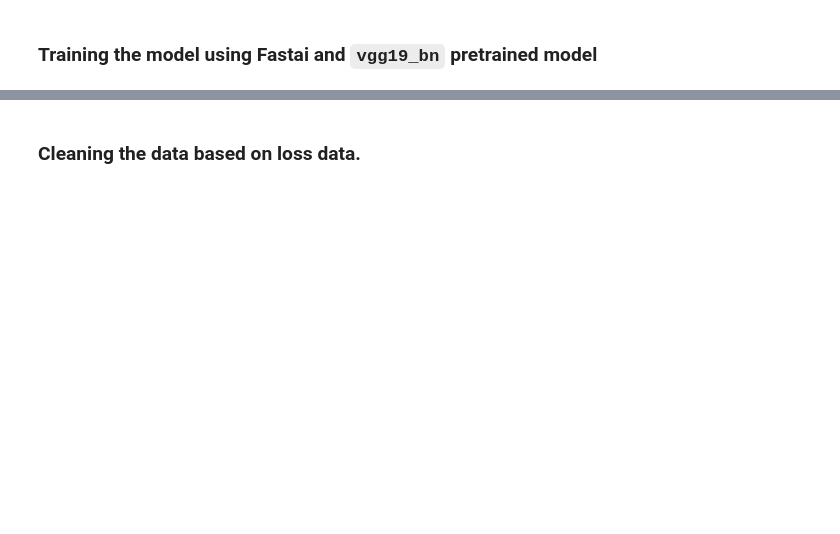
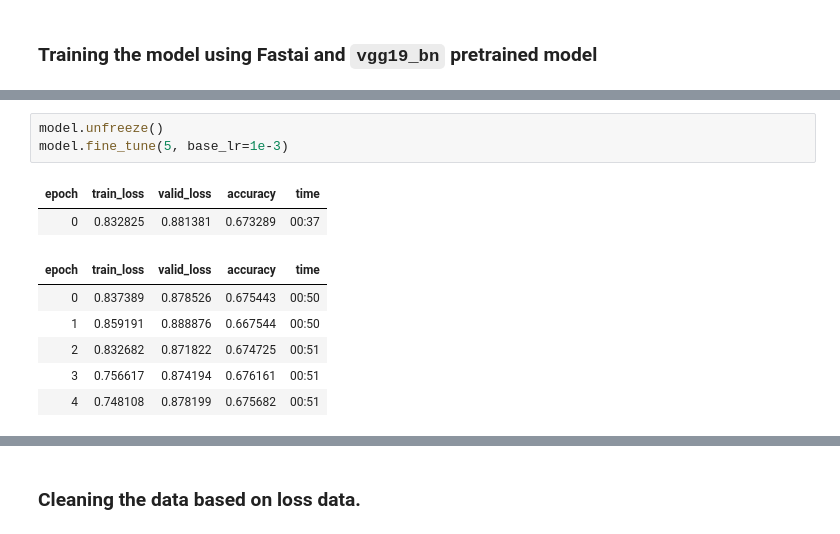
Before and after one commit to nonsocchi/Emotion-Recognition-Classifier, a Jupyter notebook: emorec2.ipynb, the cells around one changed output, grey strips where cells are left out. Cells and saved outputs as stored; diff of their text form; blank space fills up the shorter version.

Commit message:
added learning rate params to improve accuracy, cleaned data a bit

```diff
--- a/emorec2.ipynb
+++ b/emorec2.ipynb
@@ -45,2 +74,14 @@ interp.plot_confusion_matrix(figsize=(7,7))
+# %%
+model.unfreeze()
+model.fine_tune(5, base_lr=1e-3)
+# %% [output]
+| epoch | train_loss | valid_loss | accuracy | time |
+| 0 | 0.832825 | 0.881381 | 0.673289 | 00:37 |
+| epoch | train_loss | valid_loss | accuracy | time |
+| 0 | 0.837389 | 0.878526 | 0.675443 | 00:50 |
+| 1 | 0.859191 | 0.888876 | 0.667544 | 00:50 |
+| 2 | 0.832682 | 0.871822 | 0.674725 | 00:51 |
+| 3 | 0.756617 | 0.874194 | 0.676161 | 00:51 |
+| 4 | 0.748108 | 0.878199 | 0.675682 | 00:51 |
 # %%
 interp.plot_top_losses(5, nrows=1)
```
Also changed, not shown: parts of 15 cells of this notebook.
